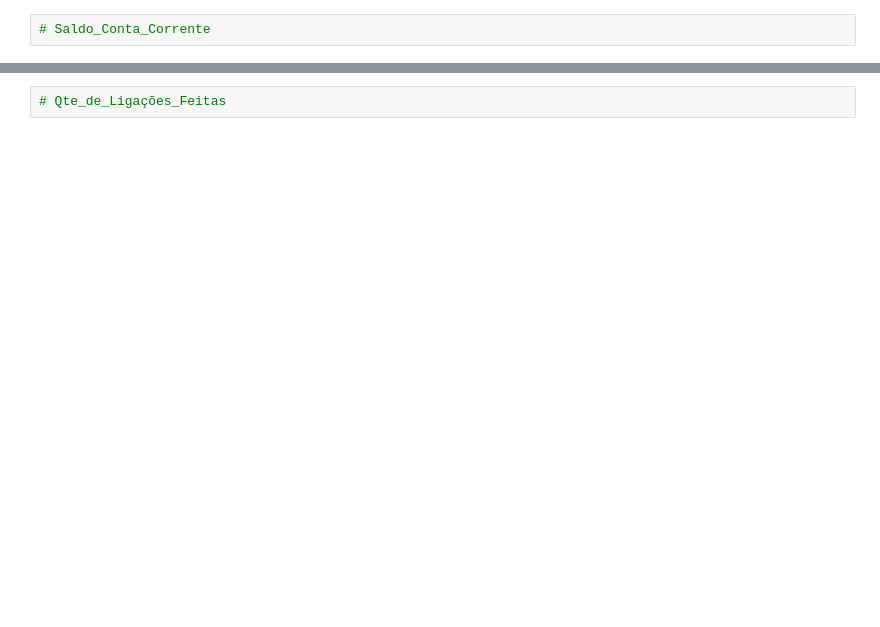
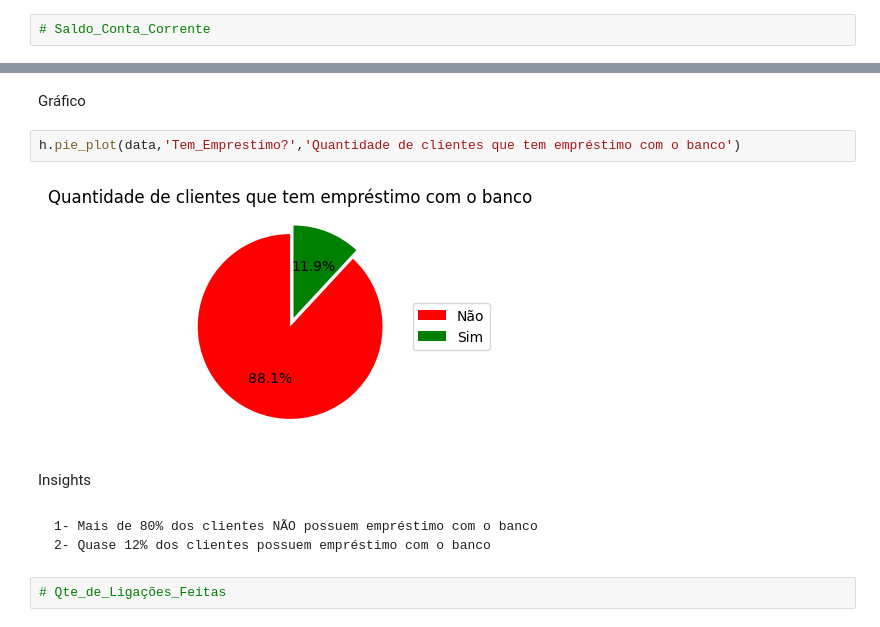
Before and after one commit to ricardo-paganini/Analytics-MarketingBanco, a Jupyter notebook: Analytics-MarketingBanco.ipynb, the cells around one changed output, grey strips where cells are left out. Saved outputs shown, nothing was run; the diff lists cells and outputs as text; blank space fills up the shorter version.

```diff
--- a/Analytics-MarketingBanco.ipynb
+++ b/Analytics-MarketingBanco.ipynb
@@ -118,2 +209,13 @@ df_raw.duplicated().sum()
+# %% [markdown]
+Gráfico
+# %%
+h.pie_plot(data,'Tem_Emprestimo?','Quantidade de clientes que tem empréstimo com o banco')
+# %% [output]
+[figure, added]
+# %% [markdown]
+Insights
+# %% [markdown]
+    1- Mais de 80% dos clientes NÃO possuem empréstimo com o banco
+    2- Quase 12% dos clientes possuem empréstimo com o banco
 # %%
 # Qte_de_Ligações_Feitas
```
Also changed, not shown: parts of 39 cells of this notebook, 2 other files.
